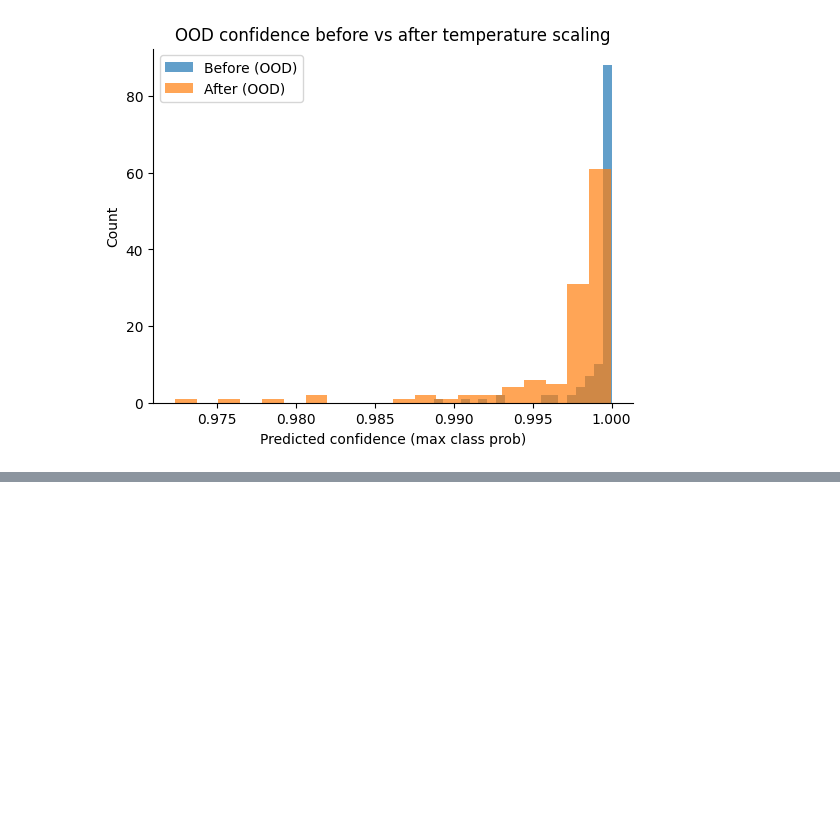
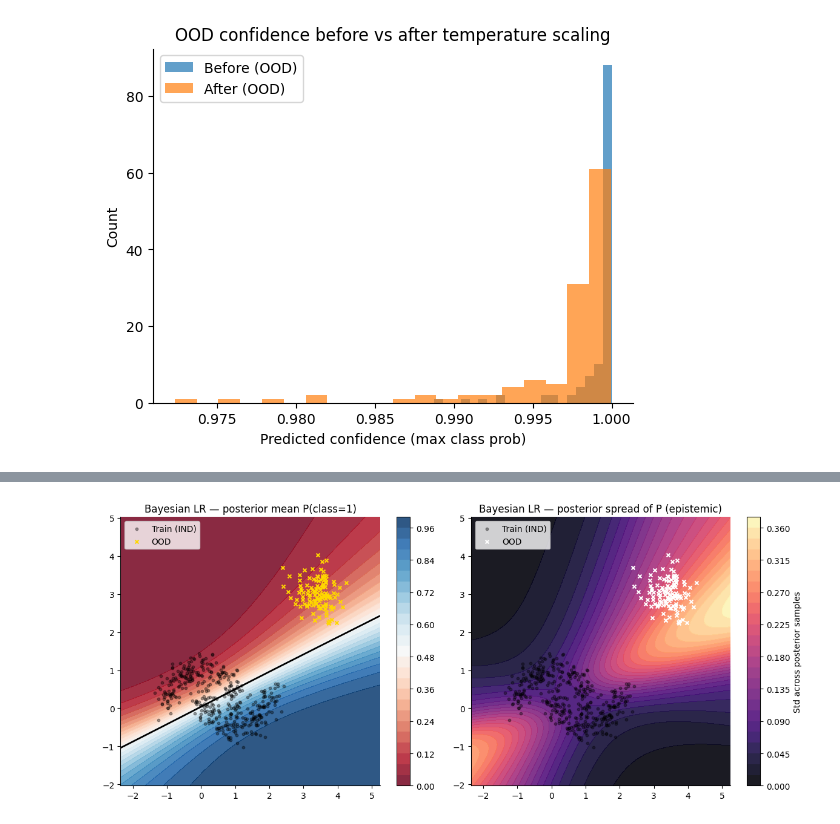
Before and after one commit to 0genblik/outlier-det, a Jupyter notebook: detection.ipynb, the cells around one changed output, grey strips where cells are left out. Cells and saved outputs as stored; diff of their text form; code cells hidden in the pictures; blank space fills up the shorter version.

```diff
--- a/detection.ipynb
+++ b/detection.ipynb
@@ -423,0 +564,60 @@ OOD median confidence after : 0.999
+# %%
+def posterior_predictive_proba(Xs, idata, nsamples=400, seed=42):
+    """
+    Xs must be transformed with the SAME preprocessor used at BLR fit time (e.g., scaler_blr).
+    Returns:
+      mean_p: (N,)
+      std_p : (N,)
+    """
+    import numpy as np
+
+    W, B = _posterior_WB(idata, nsamples=nsamples, seed=seed)  # W: (S,D), B: (S,)
+    # Strict shape check:
+    if Xs.shape[1] != W.shape[1]:
+        raise ValueError(f"Feature mismatch: X has {Xs.shape[1]} cols, posterior w has {W.shape[1]}.")
+
+    # recommend learning einops/einsum for this kind of thing
+    logits = Xs @ W.T + B[None, :]        # (N,S)
+    P = 1.0 / (1.0 + np.exp(-logits))     # (N,S)
+    return P.mean(axis=1), P.std(axis=1)
+# %%
+# If you followed the linear-2D path, ensure you're using THAT scaler:
+from sklearn.preprocessing import StandardScaler
+scaler_blr = StandardScaler().fit(X_train)
+Xtr_s  = scaler_blr.transform(X_train)
+Xte_s  = scaler_blr.transform(X_ind_test)
+Xood_s = scaler_blr.transform(X_ood)
+
+# Grid (include OOD)
+Xb = np.vstack([X_train, X_ood])
+x_min, x_max = Xb[:,0].min()-PAD, Xb[:,0].max()+PAD
+y_min, y_max = Xb[:,1].min()-PAD, Xb[:,1].max()+PAD
+
+xx, yy = np.meshgrid(np.linspace(x_min, x_max, GRID_RES),
+                     np.linspace(y_min, y_max, GRID_RES))
+grid = np.c_[xx.ravel(), yy.ravel()]
+grid_s = scaler_blr.transform(grid)  # ← 2 columns
+
+# Predict (now robust to axis ordering in idata)
+mean_p_grid, std_p_grid = posterior_predictive_proba(grid_s, idata_blr, nsamples=400)
+
+# Plots
+import matplotlib.pyplot as plt
+m = mean_p_grid.reshape(xx.shape)
+s = std_p_grid.reshape(xx.shape)
+
+fig, ax = plt.subplots(1, 2, figsize=(12,5.2))
+cb0 = ax[0].contourf(xx, yy, m, levels=30, cmap="RdBu", alpha=0.85)
+ax[0].contour(xx, yy, m, levels=[0.5], colors="k", linewidths=2)
+ax[0].scatter(X_train[:,0], X_train[:,1], s=10, c="k", alpha=0.35, label="Train (IND)")
+ax[0].scatter(X_ood[:,0],   X_ood[:,1],   s=18, marker="x", c="gold", label="OOD")
+ax[0].set_title("Bayesian LR — posterior mean P(class=1)"); ax[0].legend(loc="upper left"); plt.colorbar(cb0, ax=ax[0])
+
+cb1 = ax[1].contourf(xx, yy, s, levels=30, cmap="magma", alpha=0.9)
+ax[1].scatter(X_train[:,0], X_train[:,1], s=10, c="k", alpha=0.35, label="Train (IND)")
+ax[1].scatter(X_ood[:,0],   X_ood[:,1],   s=18, marker="x", c="white", edgecolor="k", label="OOD")
+ax[1].set_title("Bayesian LR — posterior spread of P (epistemic)"); ax[1].legend(loc="upper left")
+plt.colorbar(cb1, ax=ax[1], label="Std across posterior samples")
+plt.tight_layout(); plt.show()
+# %% [output]
+[figure, added]
```
Also changed, not shown: parts of 5 cells of this notebook.
